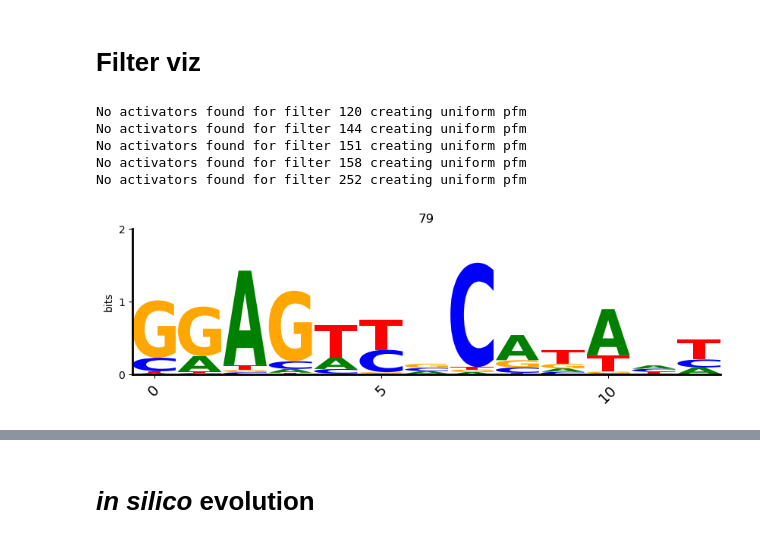
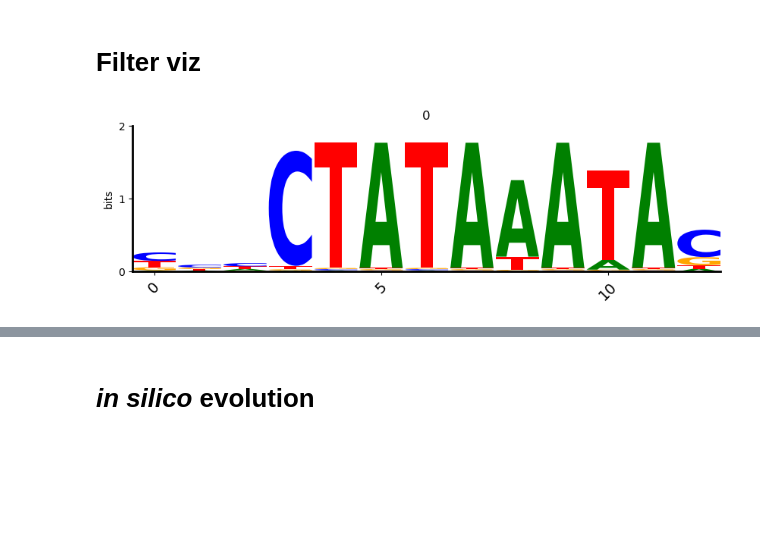
Before and after one commit to ML4GLand/EUGENe_paper, a Jupyter notebook: notebooks/jores21/jores21_interpretation.ipynb, the cells around one changed output, grey strips where cells are left out. Cells and saved outputs as stored; diff of their text form; code cells hidden in the pictures; blank space fills up the shorter version.

```diff
--- a/notebooks/jores21/jores21_interpretation.ipynb
+++ b/notebooks/jores21/jores21_interpretation.ipynb
@@ -13,22 +13,23 @@ if 'autoreload' not in get_ipython().extension_manager.loaded:
 # %%
 # General imports
 import os
+import sys
 import glob
 import torch
 import numpy as np
-import xarray as xr
 
 # EUGENe imports and settings
+import eugene as eu
 from eugene import preprocess as pp
 from eugene import models
 from eugene import interpret
 from eugene import plot as pl
 from eugene import settings
 settings.dataset_dir = "/cellar/users/aklie/data/eugene/revision/jores21"
-settings.output_dir = "/cellar/users/aklie/projects/ML4GLand/EUGENe_paper/output/fix_full/jores21/"
-settings.logging_dir = "/cellar/users/aklie/projects/ML4GLand/EUGENe_paper/logs/fix_full/jores21"
 settings.config_dir = "/cellar/users/aklie/projects/ML4GLand/EUGENe_paper/configs/jores21"
-settings.figure_dir = "/cellar/users/aklie/projects/ML4GLand/EUGENe_paper/figures/fix_full/jores21"
+settings.output_dir = "/cellar/users/aklie/projects/ML4GLand/EUGENe_paper/output/revision/jores21/"
+settings.logging_dir = "/cellar/users/aklie/projects/ML4GLand/EUGENe_paper/logs/revision/jores21"
+settings.figure_dir = "/cellar/users/aklie/projects/ML4GLand/EUGENe_paper/figures/revision/jores21"
 
 # EUGENe packages
 import seqdata as sd
@@ -39,3 +40,10 @@ import seqpro as sp
 import matplotlib
 matplotlib.rcParams['pdf.fonttype'] = 42
 matplotlib.rcParams['ps.fonttype'] = 42
+
+# Print versions
+print(f"Python version: {sys.version}")
+print(f"NumPy version: {np.__version__}")
+print(f"Eugene version: {eu.__version__}")
+print(f"SeqData version: {sd.__version__}")
+print(f"PyTorch version: {torch.__version__}")
@@ -114,24 +129,18 @@ interpret.generate_pfms_sdata(
     seq_key="ohe_seq",
     layer_name=layer_name,
     kernel_size=13,
-    activation_threshold=0.9,
+    num_seqlets=100,
     transforms={"ohe_seq": lambda x: torch.tensor(x, dtype=torch.float32).permute(0, 2, 1)},
 )
-# %% [output]
-No activators found for filter 120 creating uniform pfm
-No activators found for filter 144 creating uniform pfm
-No activators found for filter 151 creating uniform pfm
-No activators found for filter 158 creating uniform pfm
-No activators found for filter 252 creating uniform pfm
 # %%
 # Visualize a filter of choice
 pl.filter_viz(
     sdata,
-    filter_num=79,
+    filter_num=0,
     pfms_key=f"{layer_name}_pfms",
 )
 # %% [output]
-[figure, old version]
+[figure, new version]
 # %%
 # Visualize multiple filters at once and save
 for i in range(8):
```
Also changed, not shown: parts of 10 cells of this notebook, 11 other files.
